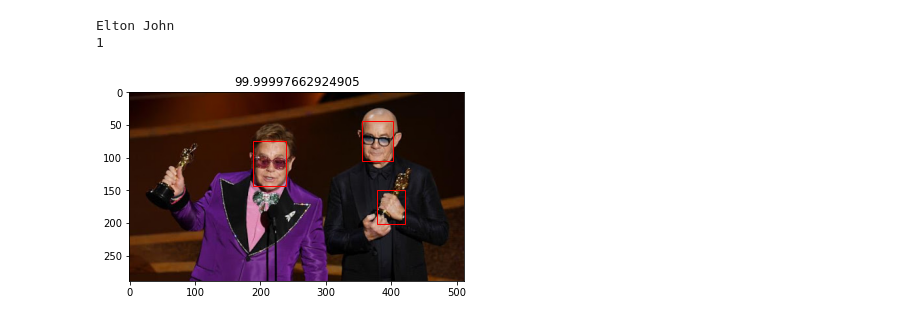
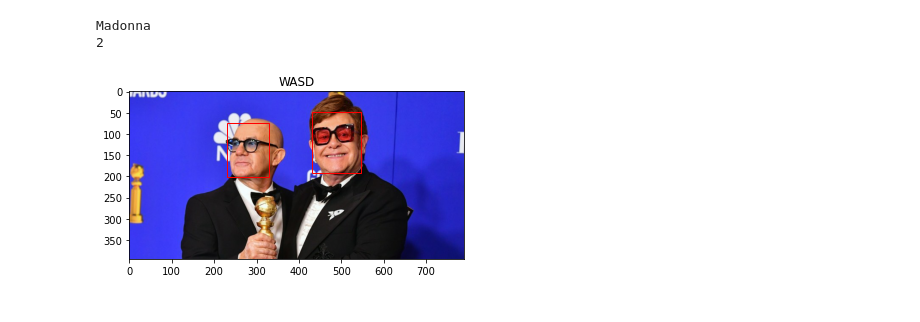
Before and after one commit to JoseLGP/FaceRecognition, a Jupyter notebook: notebooks/Inference_5-celeb.ipynb, the cells around one changed output. Drawn from its saved outputs; the diff is of its cells as text; code cells hidden in the pictures.

```diff
--- a/notebooks/Inference_5-celeb.ipynb
+++ b/notebooks/Inference_5-celeb.ipynb
@@ -9,10 +9,11 @@ from numpy import expand_dims
 import numpy as np
 from matplotlib import pyplot
 from matplotlib.patches import Rectangle
+from PIL import Image
 import joblib
 
 # Load models
-path_to_model = "facenet_keras.h5"
+path_to_model = "../models/facenet_keras.h5"
 model = load_model(path_to_model) #facenet
 svc_model = joblib.load('svc.sav') #SVC
 # %% [output]
@@ -45,25 +78,7 @@ def extract_face(filename, required_size=(160, 160)):
 # %%
-# draw an image with detected objects
-def draw_image_with_boxes(filename, result_list):
-	# load the image
-	data = pyplot.imread(filename)
-	# plot the image
-	pyplot.imshow(data)
-	# get the context for drawing boxes
-	ax = pyplot.gca()
-	# plot each box
-	for result in result_list:
-		# get coordinates
-		x, y, width, height = result['box']
-		# create the shape
-		rect = Rectangle((x, y), width, height, fill=False, color='red')
-		# draw the box
-		ax.add_patch(rect)
-	# show the plot
-	pyplot.show()
-
 # load image from file
-filename = 'Inferencias/elton_oscar.jpg'
+#filename = 'Inferencias/elton_oscar.jpg'
+filename = "elton_john_asdf.jpg"
 pixels = pyplot.imread(filename)
 
 # create the detector, using default weights
@@ -90,27 +112,28 @@ savez_compressed('picture-embeddings.npz', newTrainX)
 # %%
 # prediction for the face
 yhat_class = svc_model.predict(newTrainX)
 yhat_prob = svc_model.predict_proba(newTrainX)
 
 #Label names
 labels = ("Ben Affleck", "Elton John", "Madonna", "Jerry Seinfield", "Mindy Kaling")
+title = "WASD"
 
 # get name
 class_index = yhat_class[0]
 class_probability = yhat_prob[0,class_index] * 100
 
 for i in range(len(labels)):
     if class_index == i:
         print(labels[i])
 print(class_index)
 # plot for fun
 pyplot.title(title)
 draw_image_with_boxes(filename, faces)
 title = (class_probability)
 # %% [output]
-Elton John
-1
+Madonna
+2
-[figure, old version]
+[figure, new version]
 # %%
 pyplot.imshow(picture)
 # %% [output]
```
Also changed, not shown: parts of 4 cells of this notebook, 2 other files.
